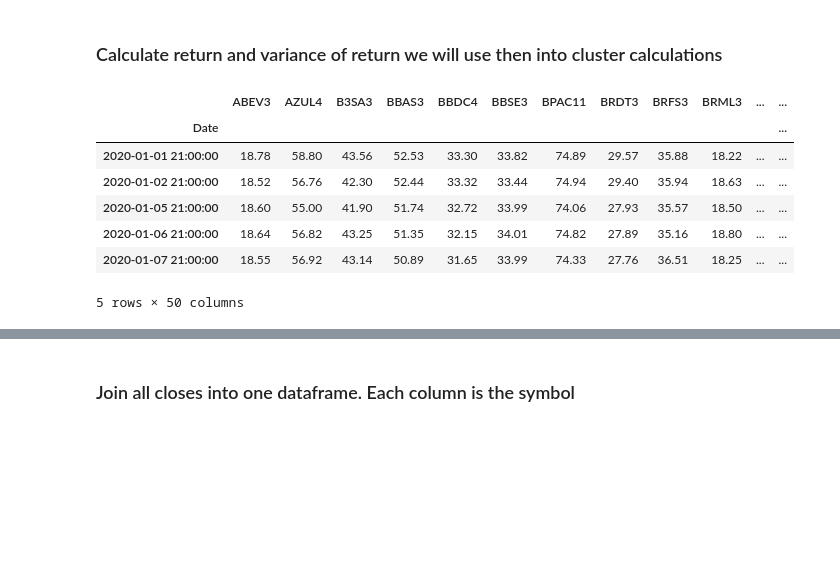
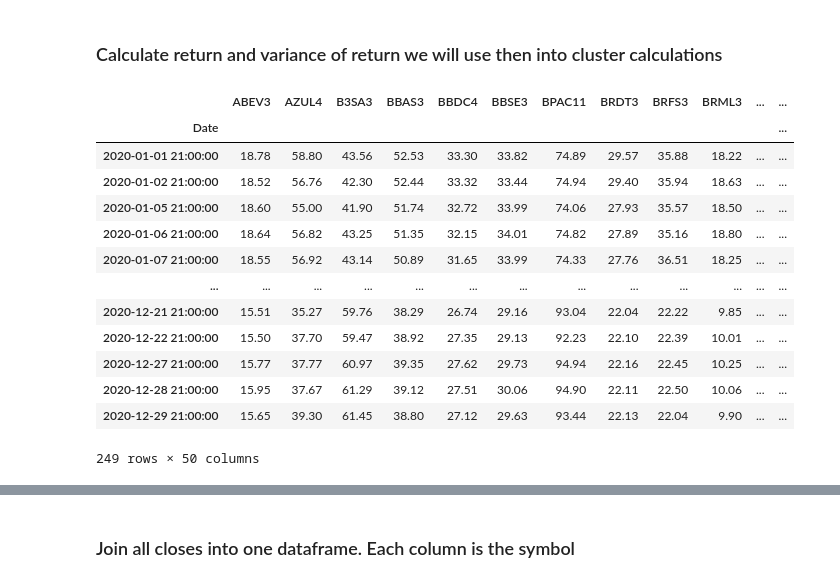
Before and after one commit to tentativafc/investing-broker, a Jupyter notebook: analytics/notebooks/2021-01-24-Portfolio.ipynb, the cells around one changed output, grey strips where cells are left out. Cells and saved outputs as stored; diff of their text form; code cells hidden in the pictures; blank space fills up the shorter version.

```diff
--- a/analytics/notebooks/2021-01-24-Portfolio.ipynb
+++ b/analytics/notebooks/2021-01-24-Portfolio.ipynb
@@ -111,13 +111,19 @@ dfs
 # %%
 dict_closes = {symbol: df.Close for (symbol, df) in dfs.items()}
 df_closes = pd.DataFrame.from_dict(dict_closes, orient='columns')
-df_closes.head()
+df_closes
 # %% [output]
 |  | ABEV3 | AZUL4 | B3SA3 | BBAS3 | BBDC4 | BBSE3 | BPAC11 | BRDT3 | BRFS3 | BRML3 | ... | ... |
 | Date |  |  |  |  |  |  |  |  |  |  |  | ... |
 | 2020-01-01 21:00:00 | 18.78 | 58.80 | 43.56 | 52.53 | 33.30 | 33.82 | 74.89 | 29.57 | 35.88 | 18.22 | ... | ... |
 | 2020-01-02 21:00:00 | 18.52 | 56.76 | 42.30 | 52.44 | 33.32 | 33.44 | 74.94 | 29.40 | 35.94 | 18.63 | ... | ... |
 | 2020-01-05 21:00:00 | 18.60 | 55.00 | 41.90 | 51.74 | 32.72 | 33.99 | 74.06 | 27.93 | 35.57 | 18.50 | ... | ... |
 | 2020-01-06 21:00:00 | 18.64 | 56.82 | 43.25 | 51.35 | 32.15 | 34.01 | 74.82 | 27.89 | 35.16 | 18.80 | ... | ... |
 | 2020-01-07 21:00:00 | 18.55 | 56.92 | 43.14 | 50.89 | 31.65 | 33.99 | 74.33 | 27.76 | 36.51 | 18.25 | ... | ... |
+| ... | ... | ... | ... | ... | ... | ... | ... | ... | ... | ... | ... | ... |
+| 2020-12-21 21:00:00 | 15.51 | 35.27 | 59.76 | 38.29 | 26.74 | 29.16 | 93.04 | 22.04 | 22.22 | 9.85 | ... | ... |
+| 2020-12-22 21:00:00 | 15.50 | 37.70 | 59.47 | 38.92 | 27.35 | 29.13 | 92.23 | 22.10 | 22.39 | 10.01 | ... | ... |
+| 2020-12-27 21:00:00 | 15.77 | 37.77 | 60.97 | 39.35 | 27.62 | 29.73 | 94.94 | 22.16 | 22.45 | 10.25 | ... | ... |
+| 2020-12-28 21:00:00 | 15.95 | 37.67 | 61.29 | 39.12 | 27.51 | 30.06 | 94.90 | 22.11 | 22.50 | 10.06 | ... | ... |
+| 2020-12-29 21:00:00 | 15.65 | 39.30 | 61.45 | 38.80 | 27.12 | 29.63 | 93.44 | 22.13 | 22.04 | 9.90 | ... | ... |
-5 rows × 50 columns
+249 rows × 50 columns
```
Also changed, not shown: parts of 6 cells of this notebook, 7 other files.
